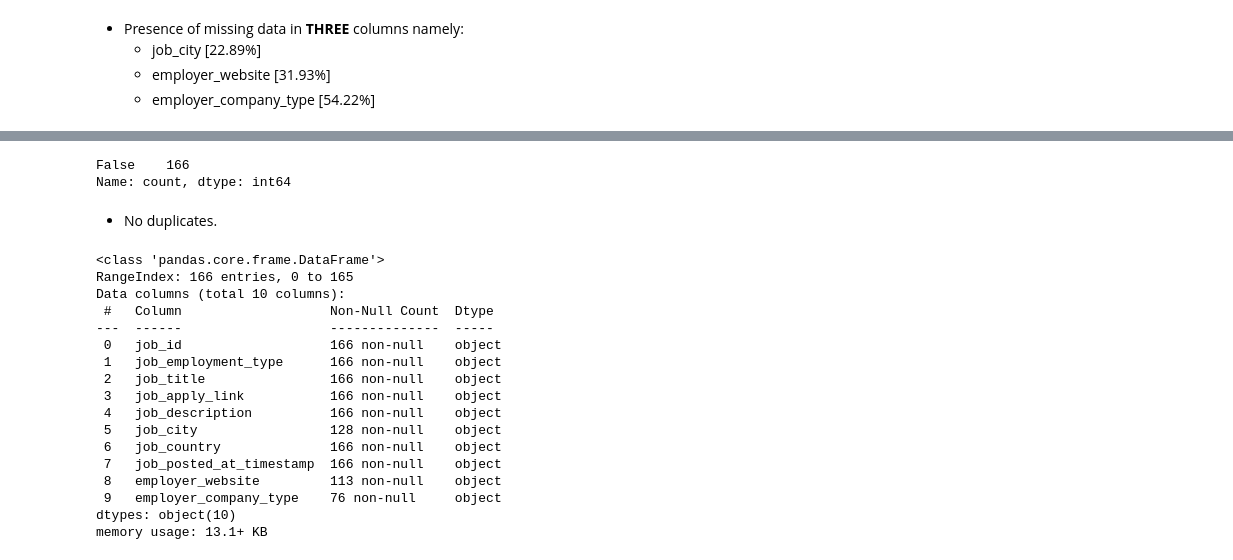
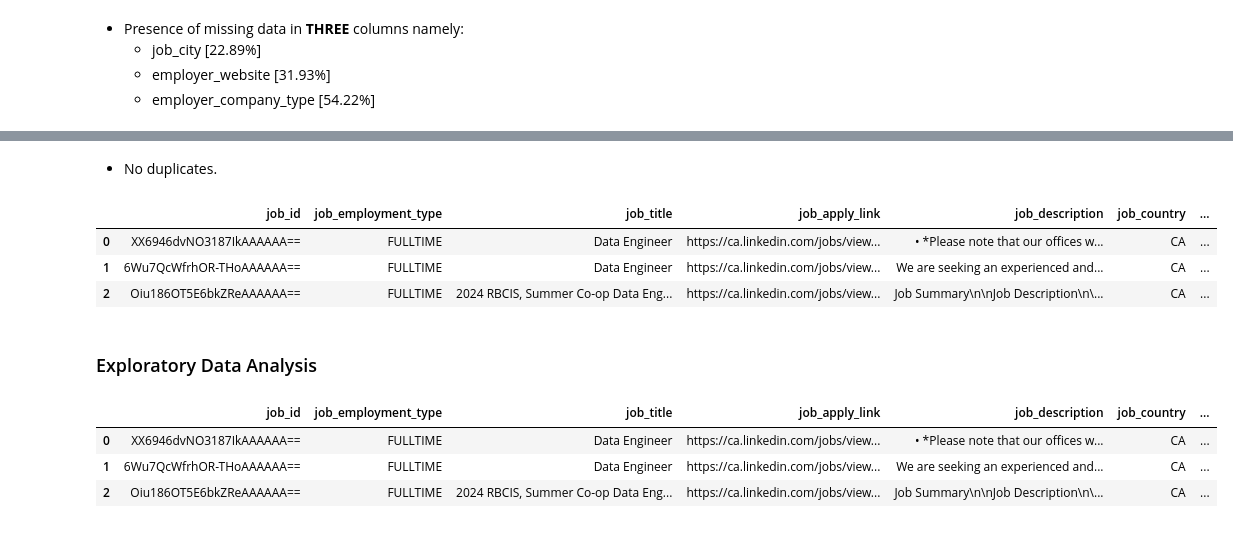
Before and after one commit to chemutai254/ML_Projects, a Jupyter notebook: Internship/Jobs/Jobs.ipynb, the cells around one changed output, grey strips where cells are left out. Drawn from its saved outputs; the diff is of its cells as text; code cells hidden in the pictures.

```diff
--- a/Internship/Jobs/Jobs.ipynb
+++ b/Internship/Jobs/Jobs.ipynb
@@ -87,27 +66,2 @@ dtype: int64
-# %%
-df.duplicated().value_counts()
-# %% [output]
-False    166
-Name: count, dtype: int64
 # %% [markdown]
 - No duplicates.
-# %%
-df.info()
-# %% [output]
-<class 'pandas.core.frame.DataFrame'>
-RangeIndex: 166 entries, 0 to 165
-Data columns (total 10 columns):
- #   Column                   Non-Null Count  Dtype
----  ------                   --------------  -----
- 0   job_id                   166 non-null    object
- 1   job_employment_type      166 non-null    object
- 2   job_title                166 non-null    object
- 3   job_apply_link           166 non-null    object
- 4   job_description          166 non-null    object
- 5   job_city                 128 non-null    object
- 6   job_country              166 non-null    object
- 7   job_posted_at_timestamp  166 non-null    object
- 8   employer_website         113 non-null    object
- 9   employer_company_type    76 non-null     object
-dtypes: object(10)
-memory usage: 13.1+ KB
@@ -113,0 +72,8 @@ memory usage: 13.1+ KB
+# %%
+df_copy = df.copy()
+df_copy.head(3)
+# %% [output]
+|  | job_id | job_employment_type | job_title | job_apply_link | job_description | job_country | ... |
+| 0 | XX6946dvNO3187IkAAAAAA== | FULLTIME | Data Engineer | https://ca.linkedin.com/jobs/view... | • *Please note that our offices w... | CA | ... |
+| 1 | 6Wu7QcWfrhOR-THoAAAAAA== | FULLTIME | Data Engineer | https://ca.linkedin.com/jobs/view... | We are seeking an experienced and... | CA | ... |
+| 2 | Oiu186OT5E6bkZReAAAAAA== | FULLTIME | 2024 RBCIS, Summer Co-op Data Eng... | https://ca.linkedin.com/jobs/view... | Job Summary\n\nJob Description\n\... | CA | ... |
@@ -113,0 +89,9 @@ memory usage: 13.1+ KB
+# %% [markdown]
+### Exploratory Data Analysis
+# %%
+df.head(3)
+# %% [output]
+|  | job_id | job_employment_type | job_title | job_apply_link | job_description | job_country | ... |
+| 0 | XX6946dvNO3187IkAAAAAA== | FULLTIME | Data Engineer | https://ca.linkedin.com/jobs/view... | • *Please note that our offices w... | CA | ... |
+| 1 | 6Wu7QcWfrhOR-THoAAAAAA== | FULLTIME | Data Engineer | https://ca.linkedin.com/jobs/view... | We are seeking an experienced and... | CA | ... |
+| 2 | Oiu186OT5E6bkZReAAAAAA== | FULLTIME | 2024 RBCIS, Summer Co-op Data Eng... | https://ca.linkedin.com/jobs/view... | Job Summary\n\nJob Description\n\... | CA | ... |
```
Also changed, not shown: parts of 22 cells of this notebook, 6 other files.
